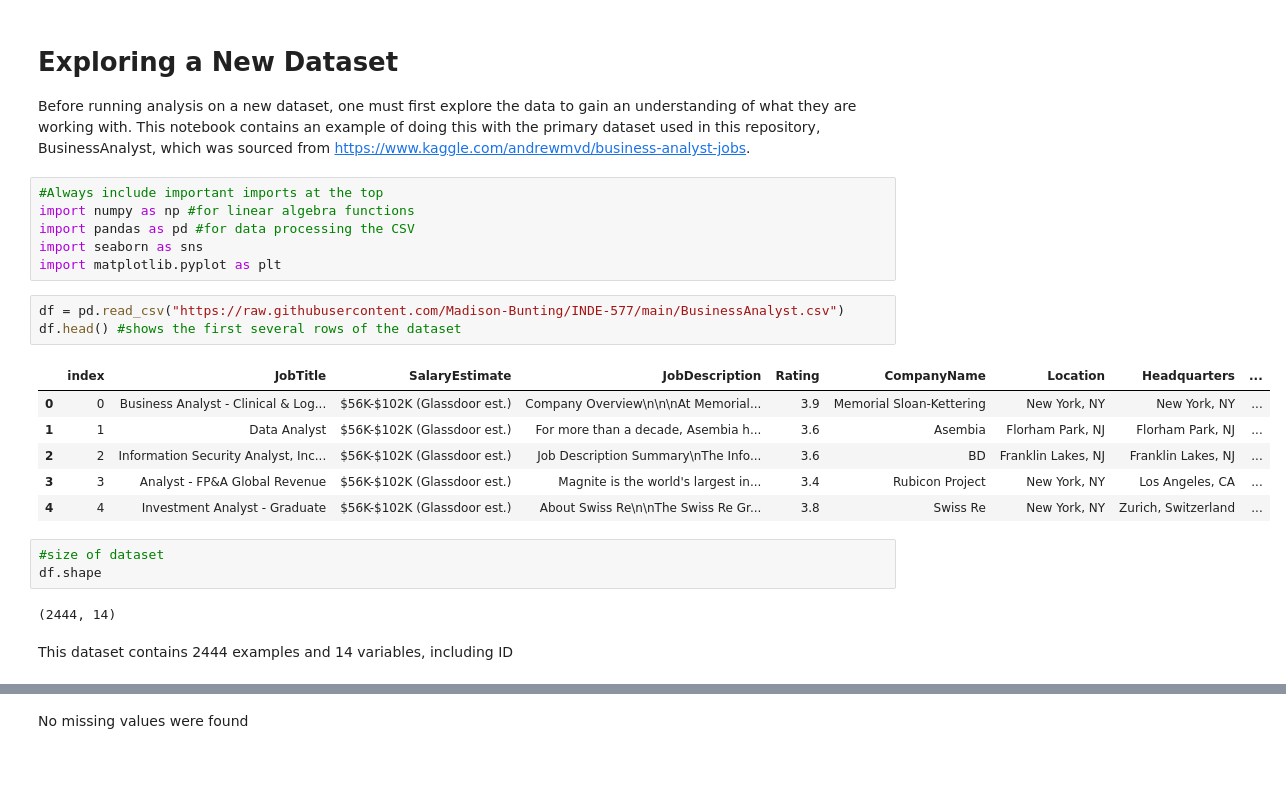
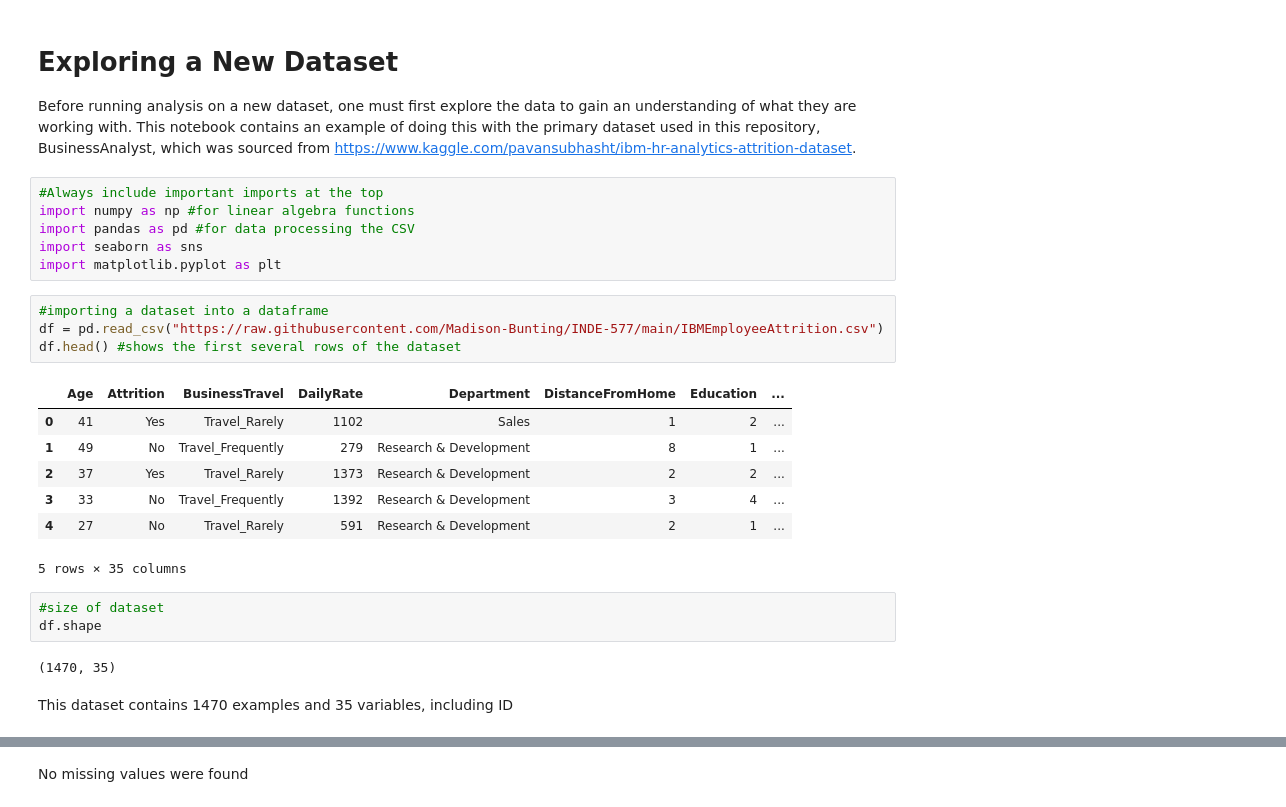
Before and after one commit to Madison-Bunting/INDE-577, a Jupyter notebook: Exploring a New Dataset.ipynb, the cells around one changed output, grey strips where cells are left out. Cells and saved outputs as stored; diff of their text form; blank space fills up the shorter version.

```diff
--- a/Exploring a New Dataset.ipynb
+++ b/Exploring a New Dataset.ipynb
@@ -1,7 +1,7 @@
 # %% [markdown]
 # Exploring a New Dataset
 
-Before running analysis on a new dataset, one must first explore the data to gain an understanding of what they are working with. This notebook contains an example of doing this with the primary dataset used in this repository, BusinessAnalyst, which was sourced from https://www.kaggle.com/andrewmvd/business-analyst-jobs.
+Before running analysis on a new dataset, one must first explore the data to gain an understanding of what they are working with. This notebook contains an example of doing this with the primary dataset used in this repository, BusinessAnalyst, which was sourced from https://www.kaggle.com/pavansubhasht/ibm-hr-analytics-attrition-dataset.
 # %%
 #Always include important imports at the top
 import numpy as np #for linear algebra functions
@@ -9,19 +9,21 @@ import pandas as pd #for data processing the CSV
 import seaborn as sns
 import matplotlib.pyplot as plt
 # %%
-df = pd.read_csv("https://raw.githubusercontent.com/Madison-Bunting/INDE-577/main/BusinessAnalyst.csv")
+#importing a dataset into a dataframe
+df = pd.read_csv("https://raw.githubusercontent.com/Madison-Bunting/INDE-577/main/IBMEmployeeAttrition.csv")
 df.head() #shows the first several rows of the dataset
 # %% [output]
-|  | index | JobTitle | SalaryEstimate | JobDescription | Rating | CompanyName | Location | Headquarters | ... |
-| 0 | 0 | Business Analyst - Clinical & Log... | $56K-$102K (Glassdoor est.) | Company Overview\n\n\nAt Memorial... | 3.9 | Memorial Sloan-Kettering | New York, NY | New York, NY | ... |
-| 1 | 1 | Data Analyst | $56K-$102K (Glassdoor est.) | For more than a decade, Asembia h... | 3.6 | Asembia | Florham Park, NJ | Florham Park, NJ | ... |
-| 2 | 2 | Information Security Analyst, Inc... | $56K-$102K (Glassdoor est.) | Job Description Summary\nThe Info... | 3.6 | BD | Franklin Lakes, NJ | Franklin Lakes, NJ | ... |
-| 3 | 3 | Analyst - FP&A Global Revenue | $56K-$102K (Glassdoor est.) | Magnite is the world's largest in... | 3.4 | Rubicon Project | New York, NY | Los Angeles, CA | ... |
-| 4 | 4 | Investment Analyst - Graduate | $56K-$102K (Glassdoor est.) | About Swiss Re\n\nThe Swiss Re Gr... | 3.8 | Swiss Re | New York, NY | Zurich, Switzerland | ... |
+|  | Age | Attrition | BusinessTravel | DailyRate | Department | DistanceFromHome | Education | ... |
+| 0 | 41 | Yes | Travel_Rarely | 1102 | Sales | 1 | 2 | ... |
+| 1 | 49 | No | Travel_Frequently | 279 | Research & Development | 8 | 1 | ... |
+| 2 | 37 | Yes | Travel_Rarely | 1373 | Research & Development | 2 | 2 | ... |
+| 3 | 33 | No | Travel_Frequently | 1392 | Research & Development | 3 | 4 | ... |
+| 4 | 27 | No | Travel_Rarely | 591 | Research & Development | 2 | 1 | ... |
+5 rows × 35 columns
 # %%
 #size of dataset
 df.shape
 # %% [output]
-(2444, 14)
+(1470, 35)
 # %% [markdown]
-This dataset contains 2444 examples and 14 variables, including ID
+This dataset contains 1470 examples and 35 variables, including ID
```
Also changed, not shown: parts of 4 cells of this notebook.
